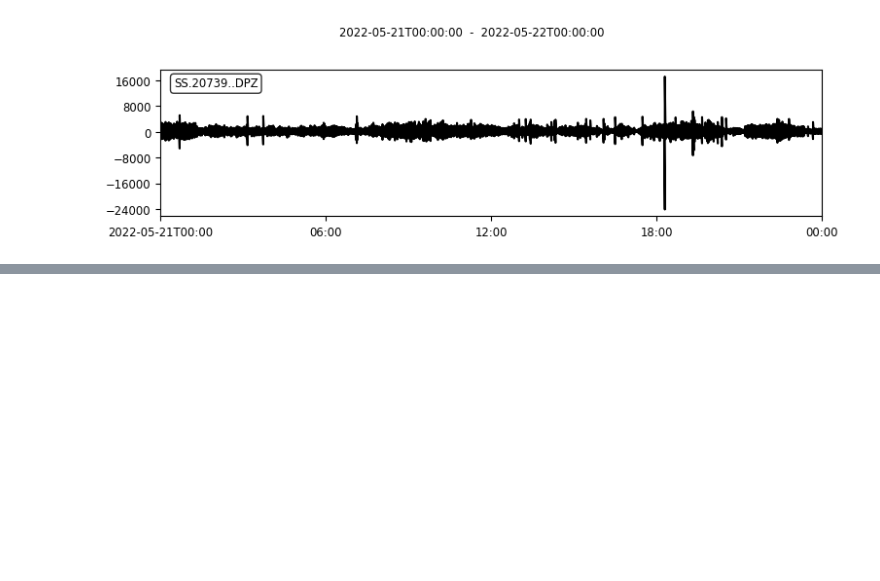
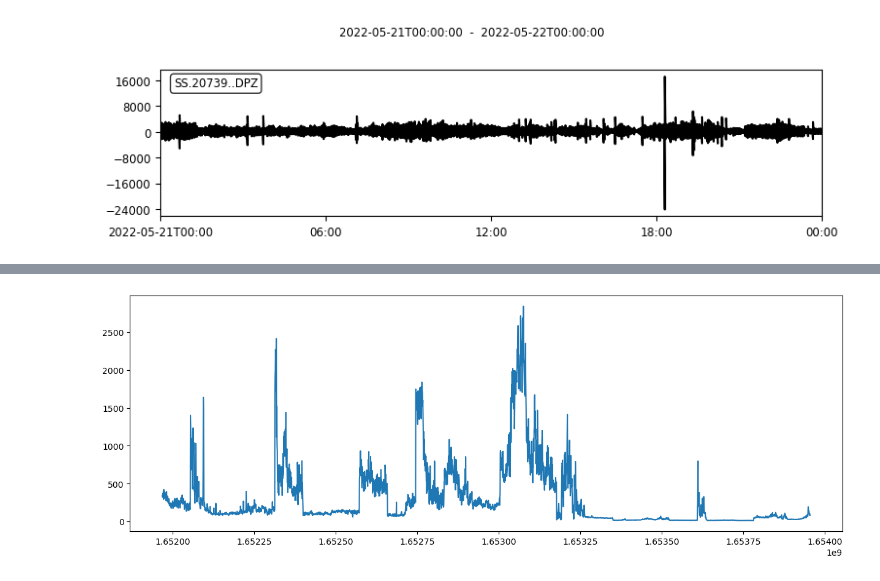
Before and after one commit to jgovoort/sismo-memo, a Jupyter notebook: hydro-glacier.ipynb, the cells around one changed output, grey strips where cells are left out. Drawn from its saved outputs; the diff is of its cells as text; code cells hidden in the pictures; blank space fills up the shorter version.

Commit message:
determining the noise amplitude

```diff
--- a/hydro-glacier.ipynb
+++ b/hydro-glacier.ipynb
@@ -146,0 +236,7 @@ for trace in Traces :
+# %%
+fig = plt.figure(figsize=(15,5))
+plt.plot(noise_time,median)
+#plt.plot(noise_time,mean)
+plt.show()
+# %% [output]
+[figure, added]
```
Also changed, not shown: parts of 7 cells of this notebook, 1 other file.
